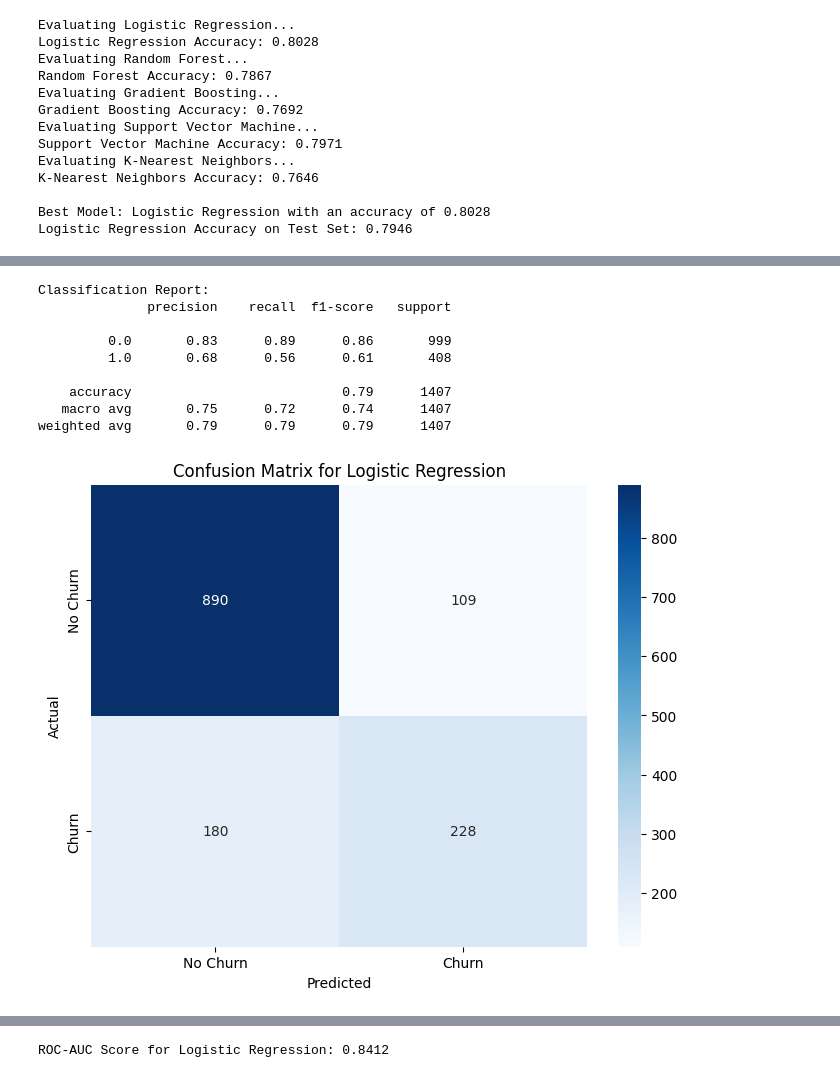
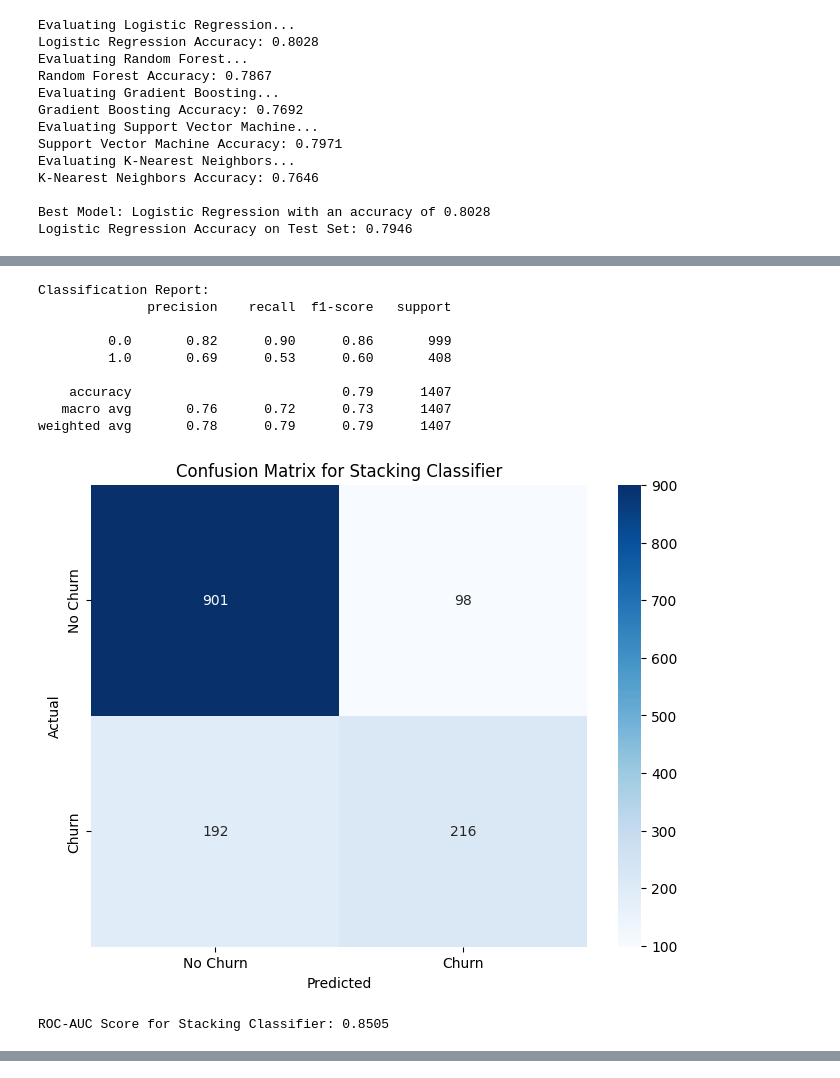
Before and after one commit to Naman09746/Supervised-Machine-Learning, a Jupyter notebook: Regression/customer_churning_prediction-main/telecom_customer_churning.ipynb, the cells around one changed output, grey strips where cells are left out. Cells and saved outputs as stored; diff of their text form; code cells hidden in the pictures.

```diff
--- a/Regression/customer_churning_prediction-main/telecom_customer_churning.ipynb
+++ b/Regression/customer_churning_prediction-main/telecom_customer_churning.ipynb
@@ -496,24 +629,46 @@ Logistic Regression Accuracy on Test Set: 0.7946
 # %%
+# Step 3: Evaluate Model
+y_pred = stacking_clf.predict(x_test)
+y_pred_prob = stacking_clf.predict_proba(x_test)[:, 1]  # Get probabilities for the positive class
+
 # Classification Report
 class_report = classification_report(y_test, y_pred)
 print(f"Classification Report:\n{class_report}")
 
 # Confusion Matrix
 conf_matrix = confusion_matrix(y_test, y_pred)
 plt.figure(figsize=(8, 6))
 sns.heatmap(conf_matrix, annot=True, fmt='d', cmap='Blues', xticklabels=['No Churn', 'Churn'], yticklabels=['No Churn', 'Churn'])
 plt.ylabel('Actual')
 plt.xlabel('Predicted')
-plt.title(f'Confusion Matrix for {best_model_name}')
+plt.title('Confusion Matrix for Stacking Classifier')
 plt.show()
+
+# ROC-AUC Score
+roc_auc = roc_auc_score(y_test, y_pred_prob)
+print(f"ROC-AUC Score for Stacking Classifier: {roc_auc:.4f}")
+
+# ROC Curve
+fpr, tpr, thresholds = roc_curve(y_test, y_pred_prob)
+plt.figure(figsize=(8, 6))
+plt.plot(fpr, tpr, label=f'Stacking Classifier (area = {roc_auc:.2f})')
+plt.plot([0, 1], [0, 1], 'k--')
+plt.xlim([0.0, 1.0])
+plt.ylim([0.0, 1.05])
+plt.xlabel('False Positive Rate')
+plt.ylabel('True Positive Rate')
+plt.title('Receiver Operating Characteristic (ROC) Curve')
+plt.legend(loc='lower right')
+plt.show()
 # %% [output]
 Classification Report:
               precision    recall  f1-score   support
 
-         0.0       0.83      0.89      0.86       999
-         1.0       0.68      0.56      0.61       408
+         0.0       0.82      0.90      0.86       999
+         1.0       0.69      0.53      0.60       408
 
     accuracy                           0.79      1407
-   macro avg       0.75      0.72      0.74      1407
-weighted avg       0.79      0.79      0.79      1407
+   macro avg       0.76      0.72      0.73      1407
+weighted avg       0.78      0.79      0.79      1407
-[figure, old version]
+[figure, new version]
+ROC-AUC Score for Stacking Classifier: 0.8505
@@ -520,8 +676,2 @@ weighted avg       0.79      0.79      0.79      1407
 # %%
 from sklearn.metrics import accuracy_score, classification_report, confusion_matrix, roc_auc_score, roc_curve
-# %%
-# ROC-AUC Score
-roc_auc = roc_auc_score(y_test, y_pred_prob)
-print(f"ROC-AUC Score for {best_model_name}: {roc_auc:.4f}")
-# %% [output]
-ROC-AUC Score for Logistic Regression: 0.8412
```
Also changed, not shown: parts of 8 cells of this notebook.
